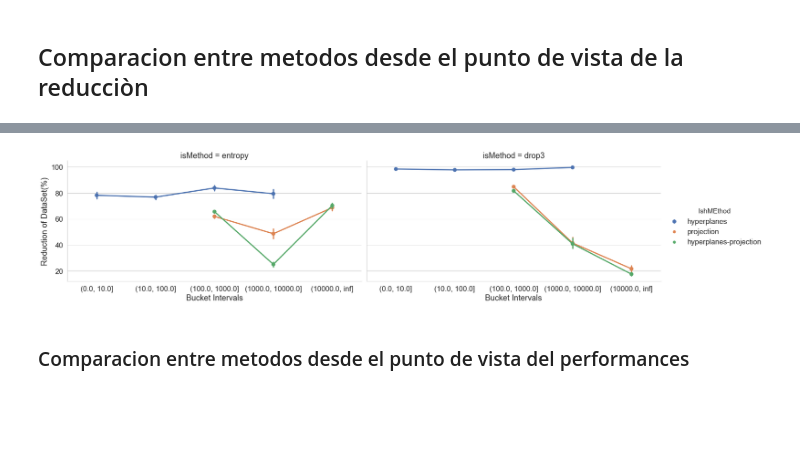
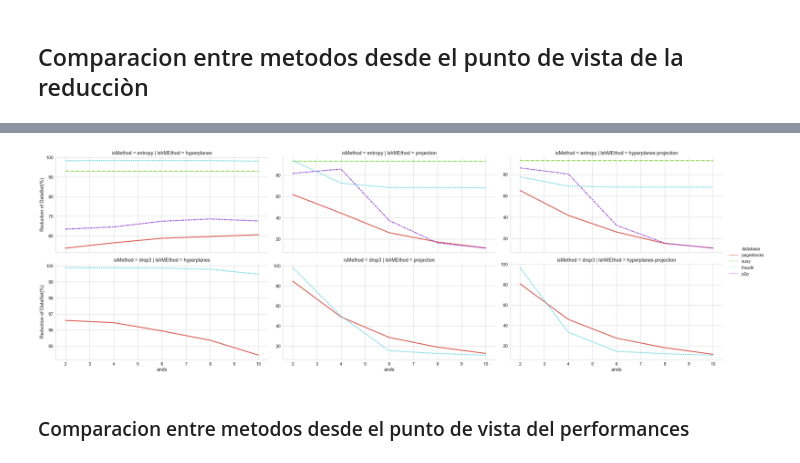
Before and after one commit to germaneduardo/results-analysis, a Jupyter notebook: PlotAnalysis.ipynb, the cells around one changed output, grey strips where cells are left out. Cells and saved outputs as stored; diff of their text form; code cells hidden in the pictures; blank space fills up the shorter version.

```diff
--- a/PlotAnalysis.ipynb
+++ b/PlotAnalysis.ipynb
@@ -225,7 +189,7 @@ def plotBuckets_reduction(df, col = 'isMethod', row = 'lshMEthod'):
-# %%
-plotBuckets_reduction(all_results[all_results.imbalance==False])
-# %% [output]
-[figure, removed]
+# %%
+plotBuckets(all_results[all_results.imbalance==False], row = 'isMethod',  col = 'lshMEthod',  style = 'database', y='Reduction of DataSet(%)', logy = False)
+# %% [output]
+[figure, added]
 # %% [markdown]
 ### Comparacion entre metodos desde el punto de vista del performances
 # %%
```
Also changed, not shown: parts of 22 cells of this notebook, 3 other files.
